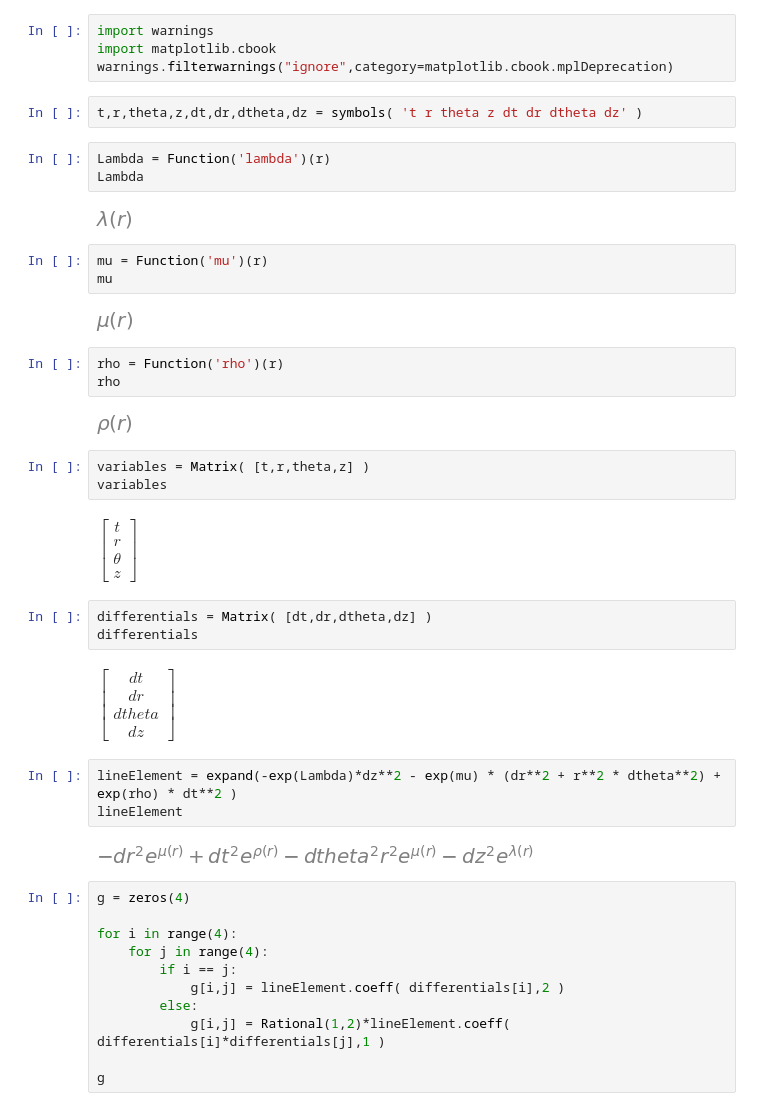
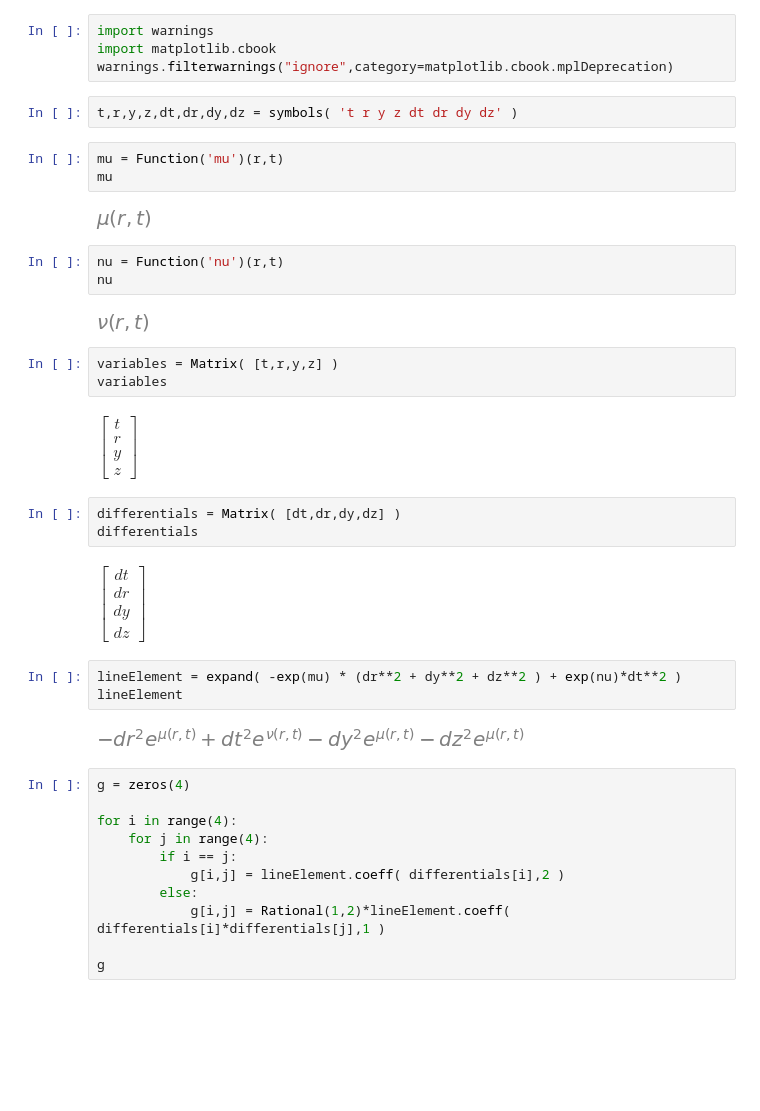
Before and after one commit to GeoffCope/General_Relativity_Python, a Jupyter notebook: Static_Magnetic_Fields_In_General_Relativity_Bonner.ipynb, the cells around one changed output. Cells and saved outputs as stored; diff of their text form; blank space fills up the shorter version.

```diff
--- a/Static_Magnetic_Fields_In_General_Relativity_Bonner.ipynb
+++ b/Static_Magnetic_Fields_In_General_Relativity_Bonner.ipynb
@@ -27,37 +27,32 @@ import warnings
 import matplotlib.cbook
 warnings.filterwarnings("ignore",category=matplotlib.cbook.mplDeprecation)
 # %%
-t,r,theta,z,dt,dr,dtheta,dz = symbols( 't r theta z dt dr dtheta dz' )
+t,r,y,z,dt,dr,dy,dz = symbols( 't r y z dt dr dy dz' )
-# %%
-Lambda = Function('lambda')(r)
-Lambda
-# %% [output]
-[figure, removed]
 # %%
-mu = Function('mu')(r)
+mu = Function('mu')(r,t)
 mu
 # %% [output]
-[figure, old version]
+[figure, new version]
-# %%
-rho = Function('rho')(r)
-rho
-# %% [output]
-[figure, removed]
+# %%
+nu = Function('nu')(r,t)
+nu
+# %% [output]
+[figure, added]
 # %%
-variables = Matrix( [t,r,theta,z] )
+variables = Matrix( [t,r,y,z] )
 variables
 # %% [output]
-$\displaystyle \left[\begin{matrix}t\\r\\\theta\\z\end{matrix}\right]$
+$\displaystyle \left[\begin{matrix}t\\r\\y\\z\end{matrix}\right]$
 # %%
-differentials = Matrix( [dt,dr,dtheta,dz] )
+differentials = Matrix( [dt,dr,dy,dz] )
 differentials
 # %% [output]
-$\displaystyle \left[\begin{matrix}dt\\dr\\dtheta\\dz\end{matrix}\right]$
+$\displaystyle \left[\begin{matrix}dt\\dr\\dy\\dz\end{matrix}\right]$
 # %%
-lineElement = expand(-exp(Lambda)*dz**2 - exp(mu) * (dr**2 + r**2 * dtheta**2) + exp(rho) * dt**2 )
+lineElement = expand( -exp(mu) * (dr**2 + dy**2 + dz**2 ) + exp(nu)*dt**2 )
 lineElement
 # %% [output]
-[figure, old version]
+[figure, new version]
 # %%
 g = zeros(4)
 
```
